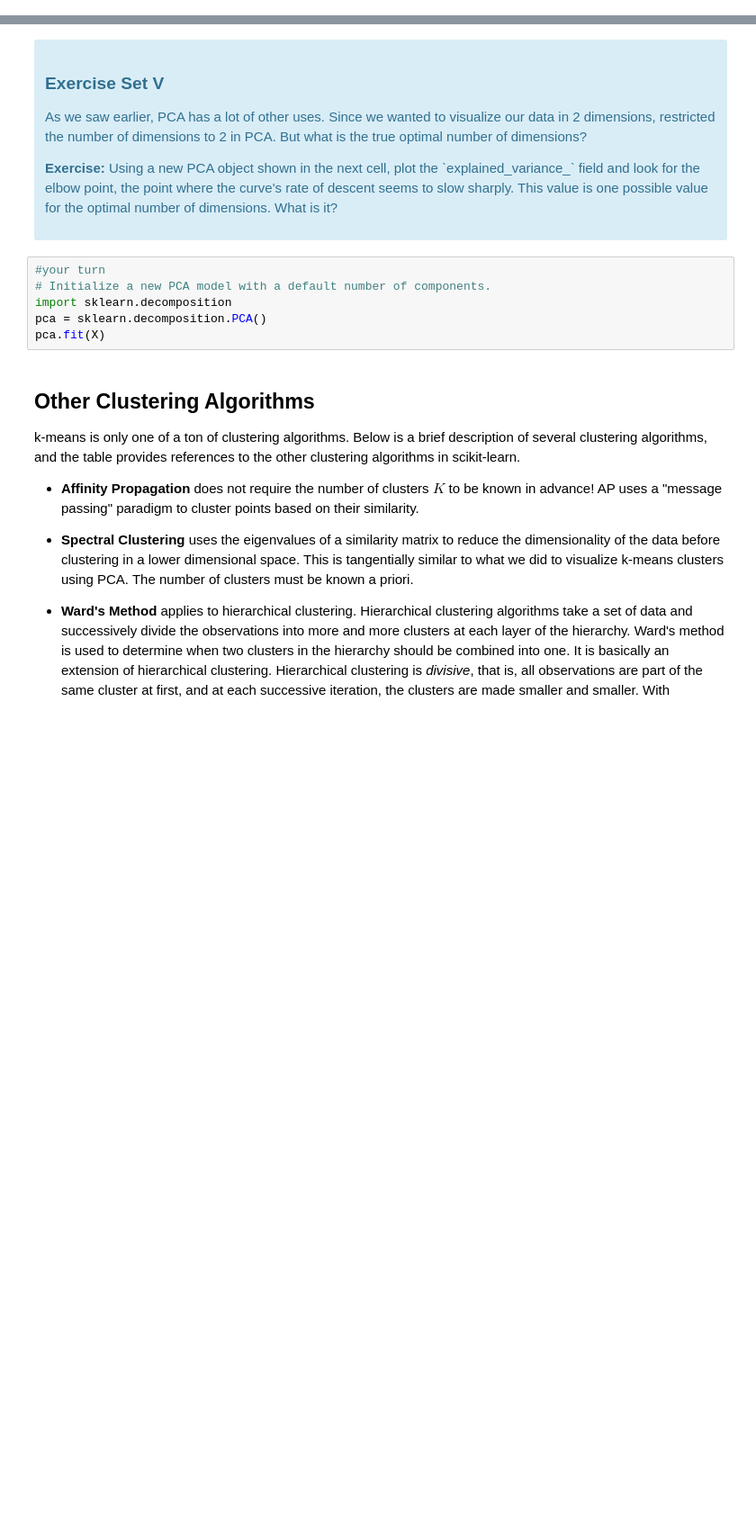
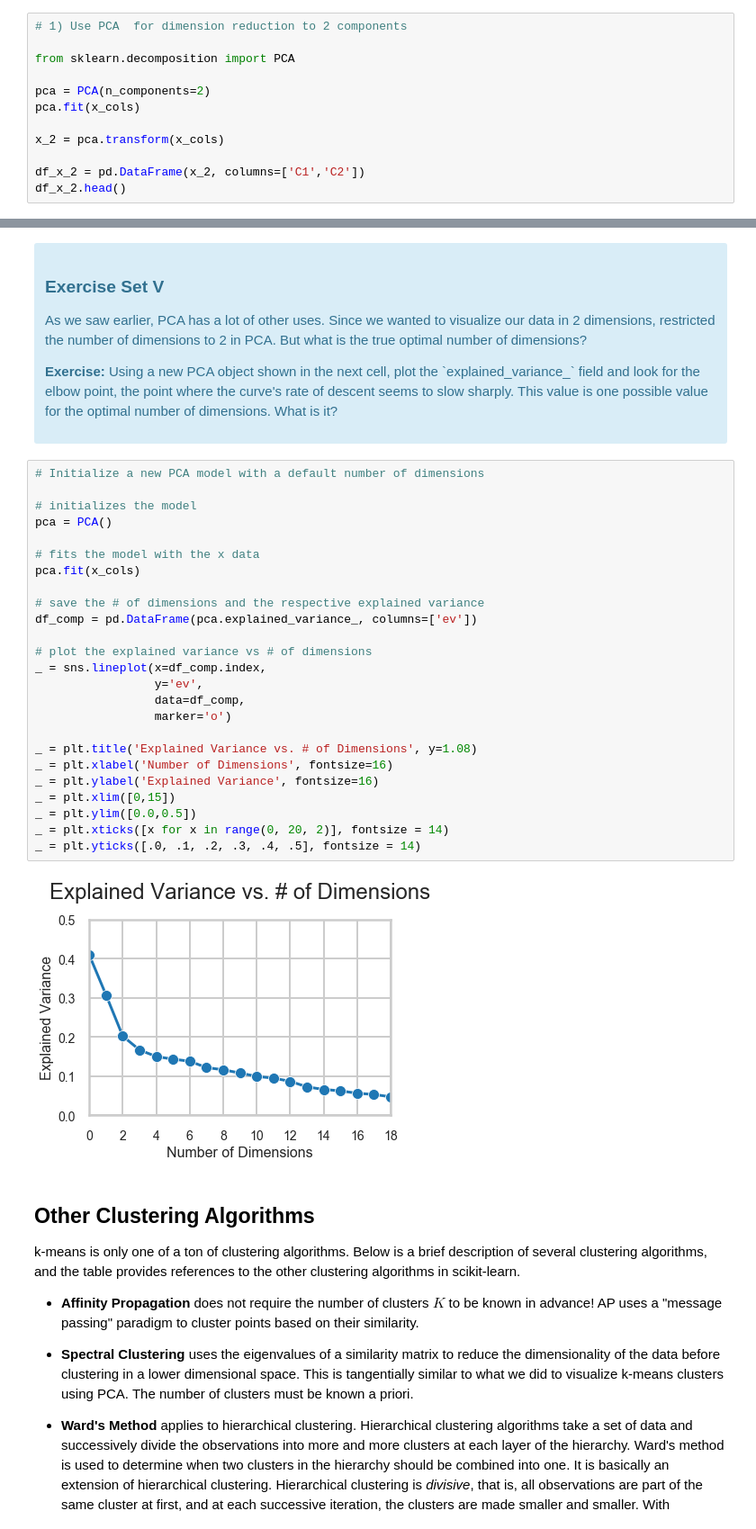
Before and after one commit to tdayanan/Springboard, a Jupyter notebook: Mini_Project_Clustering.ipynb, the cells around one changed output, grey strips where cells are left out. Shown at 90% size. Drawn from its saved outputs; the diff is of its cells as text; blank space fills up the shorter version.

```diff
--- a/Mini_Project_Clustering.ipynb
+++ b/Mini_Project_Clustering.ipynb
@@ -251,0 +426,12 @@ customer_clusters.head()
+# %%
+# 1) Use PCA  for dimension reduction to 2 components
+
+from sklearn.decomposition import PCA
+
+pca = PCA(n_components=2)
+pca.fit(x_cols)
+
+x_2 = pca.transform(x_cols)
+
+df_x_2 = pd.DataFrame(x_2, columns=['C1','C2'])
+df_x_2.head()
@@ -259,12 +452,33 @@ What we've done is we've taken those columns of 0/1 indicator variables, and we'
 
 <p><b>Exercise:</b> Using a new PCA object shown in the next cell, plot the `explained_variance_` field and look for the elbow point, the point where the curve's rate of descent seems to slow sharply. This value is one possible value for the optimal number of dimensions. What is it?</p>
 </div>
-# %%
-#your turn
-# Initialize a new PCA model with a default number of components.
-import sklearn.decomposition
-pca = sklearn.decomposition.PCA()
-pca.fit(X)
+# %%
+# Initialize a new PCA model with a default number of dimensions
+
+# initializes the model
+pca = PCA()
+
+# fits the model with the x data
+pca.fit(x_cols)
+
+# save the # of dimensions and the respective explained variance
+df_comp = pd.DataFrame(pca.explained_variance_, columns=['ev'])
+
+# plot the explained variance vs # of dimensions
+_ = sns.lineplot(x=df_comp.index,
+                 y='ev',
+                 data=df_comp,
+                 marker='o')
+
+_ = plt.title('Explained Variance vs. # of Dimensions', y=1.08)
+_ = plt.xlabel('Number of Dimensions', fontsize=16)
+_ = plt.ylabel('Explained Variance', fontsize=16)
+_ = plt.xlim([0,15])
+_ = plt.ylim([0.0,0.5])
+_ = plt.xticks([x for x in range(0, 20, 2)], fontsize = 14)
+_ = plt.yticks([.0, .1, .2, .3, .4, .5], fontsize = 14)
+# %% [output]
+[figure, added]
 # %% [markdown]
 ## Other Clustering Algorithms
 
```
Also changed, not shown: parts of 9 cells of this notebook.
